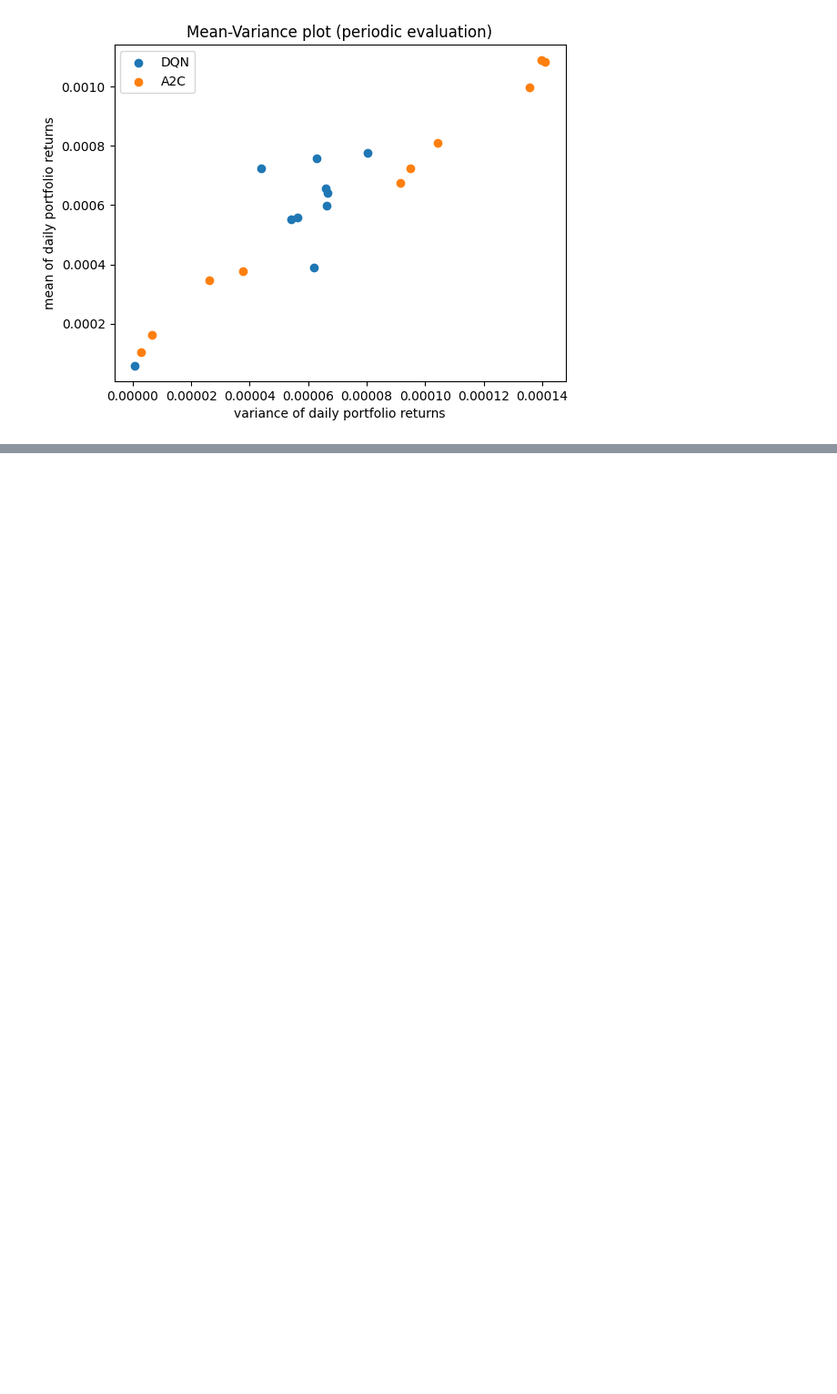
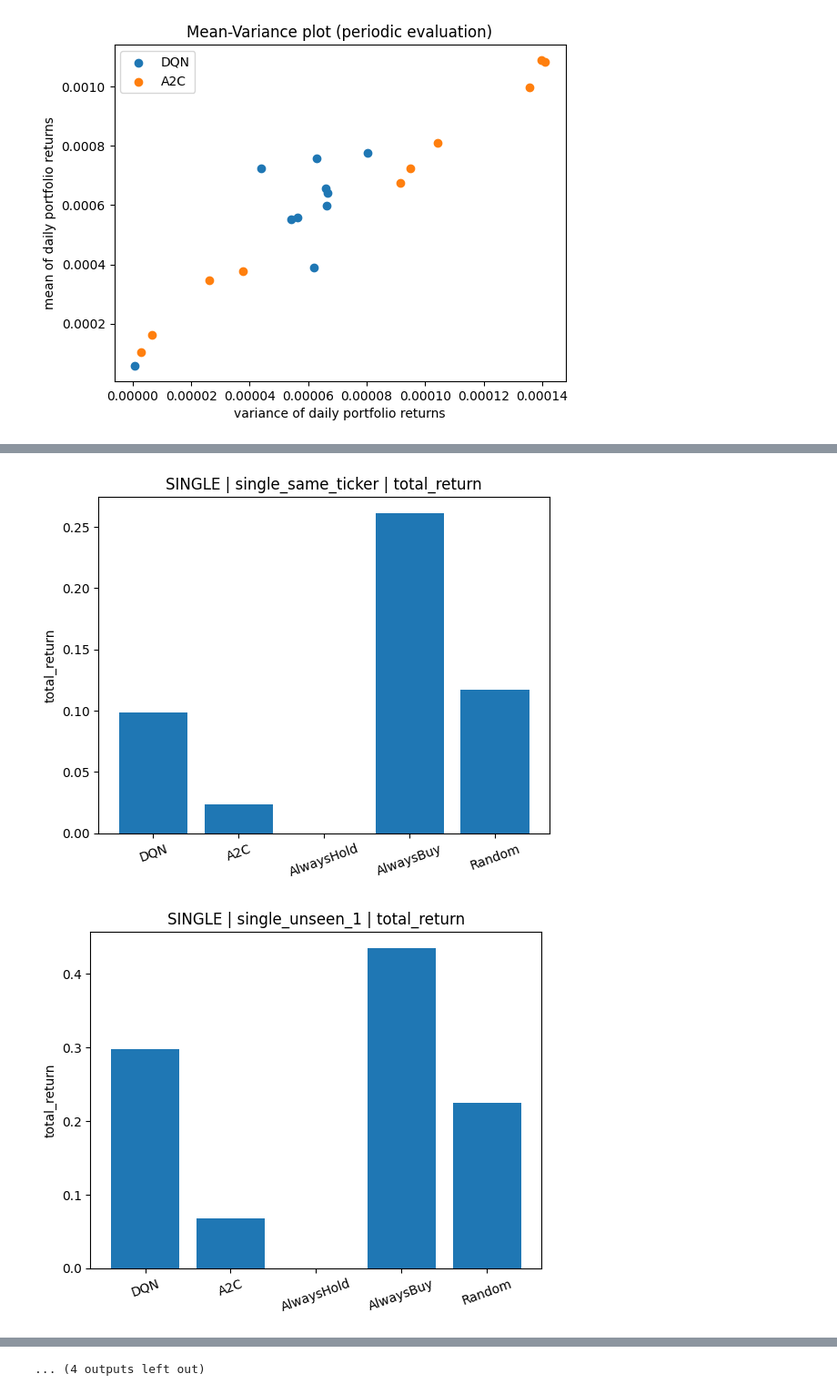
Before and after one commit to Jimin2206/RL_Project, a Jupyter notebook: TradingEnv.ipynb, the cells around one changed output, grey strips where cells are left out. Shown at 91% size. Saved outputs shown, nothing was run; the diff lists cells and outputs as text; code cells hidden in the pictures; blank space fills up the shorter version.

```diff
--- a/TradingEnv.ipynb
+++ b/TradingEnv.ipynb
@@ -938,7 +920,7 @@ def train_a2c(
 
         # periodic eval
         if step % eval_interval == 0:
-            metrics = evaluate_actor_critic(env_test, model, device, episodes=eval_episodes, deterministic=True)
+            metrics = evaluate_a2c(env_test, model, device, episodes=eval_episodes, deterministic=True)
             metrics["step"] = int(step)
             logs["eval"].append(metrics)
             print(f"[A2C eval step={step}] {metrics}")
@@ -977,7 +959,7 @@ base_cfg = EnvConfig(
     window=20,
     max_shares_per_day=10,
     initial_balance_min=10_000,
-    initial_balance_max=10_000,   # ✅ 고정 (평가 흔들림 줄이기)
+    initial_balance_max=10_0000,   # ✅ 고정 (평가 흔들림 줄이기)
     commission_rate=0.0,
     use_volume=True,
     reward_scale=1.0,
@@ -1023,7 +1005,7 @@ a2c_cfg = A2CConfig(
 
 print("========== A2C ==========")
 a2c_model, a2c_logs = train_a2c(env_train, env_test, a2c_cfg, eval_interval=10_000, eval_episodes=20)
-a2c_final = evaluate_actor_critic(env_test, a2c_model, device, episodes=50, deterministic=True)
+a2c_final = evaluate_a2c(env_test, a2c_model, device, episodes=50, deterministic=True)
 print("A2C final:", a2c_final)
 # %% [output]
 ========== DQN ==========
@@ -1079,0 +1397,56 @@ plot_mean_variance(dqn_logs, a2c_logs)
+# %%
+# 셀 F: plots for report
+
+import matplotlib.pyplot as plt
+
+def plot_bar_total_return(results_df: pd.DataFrame, setting: str):
+    df = results_df[results_df["setting"] == setting].copy()
+    # 알고리즘 순서 보기 좋게
+    order = ["DQN", "A2C", "AlwaysHold", "AlwaysBuy", "Random"]
+    df["algo"] = pd.Categorical(df["algo"], categories=order, ordered=True)
+
+    for test_case in df["test_case"].unique():
+        sub = df[df["test_case"] == test_case].sort_values("algo")
+        plt.figure()
+        plt.bar(sub["algo"].astype(str), sub["total_return"].astype(float))
+        plt.title(f"{setting} | {test_case} | total_return")
+        plt.ylabel("total_return")
+        plt.xticks(rotation=20)
+        plt.show()
+
+def plot_mean_variance_by_case(results_df: pd.DataFrame, setting: str):
+    df = results_df[results_df["setting"] == setting].copy()
+
+    for test_case in df["test_case"].unique():
+        sub = df[df["test_case"] == test_case]
+        plt.figure()
+        for algo, g in sub.groupby("algo"):
+            plt.scatter(g["daily_return_var"], g["daily_return_mean"], label=str(algo))
+        plt.title(f"{setting} | {test_case} | Mean-Variance")
+        plt.xlabel("variance of daily returns")
+        plt.ylabel("mean of daily returns")
+        plt.legend()
+        plt.show()
+
+def plot_learning_curve_total_return(dqn_logs, a2c_logs, title_prefix=""):
+    plt.figure()
+    plt.plot([m["step"] for m in dqn_logs["eval"]], [m["total_return"] for m in dqn_logs["eval"]], label="DQN")
+    plt.plot([m["step"] for m in a2c_logs["eval"]], [m["total_return"] for m in a2c_logs["eval"]], label="A2C")
+    plt.xlabel("train step")
+    plt.ylabel("mean total_return (periodic eval on seen test)")
+    plt.title(f"{title_prefix} Learning Curve (seen test)")
+    plt.legend()
+    plt.show()
+
+# --- plots ---
+plot_bar_total_return(results_df, "SINGLE")
+plot_bar_total_return(results_df, "MULTI")
+
+plot_mean_variance_by_case(results_df, "SINGLE")
+plot_mean_variance_by_case(results_df, "MULTI")
+
+plot_learning_curve_total_return(single_dqn_logs, single_a2c_logs, title_prefix="SINGLE")
+plot_learning_curve_total_return(multi_dqn_logs, multi_a2c_logs, title_prefix="MULTI")
+# %% [output]
+[figure, added]
+[figure, added]
@@ -1079,0 +1463 @@ plot_mean_variance(dqn_logs, a2c_logs)
+... (4 outputs left out)
```
Also changed, not shown: parts of 11 cells of this notebook, 2 other files.
